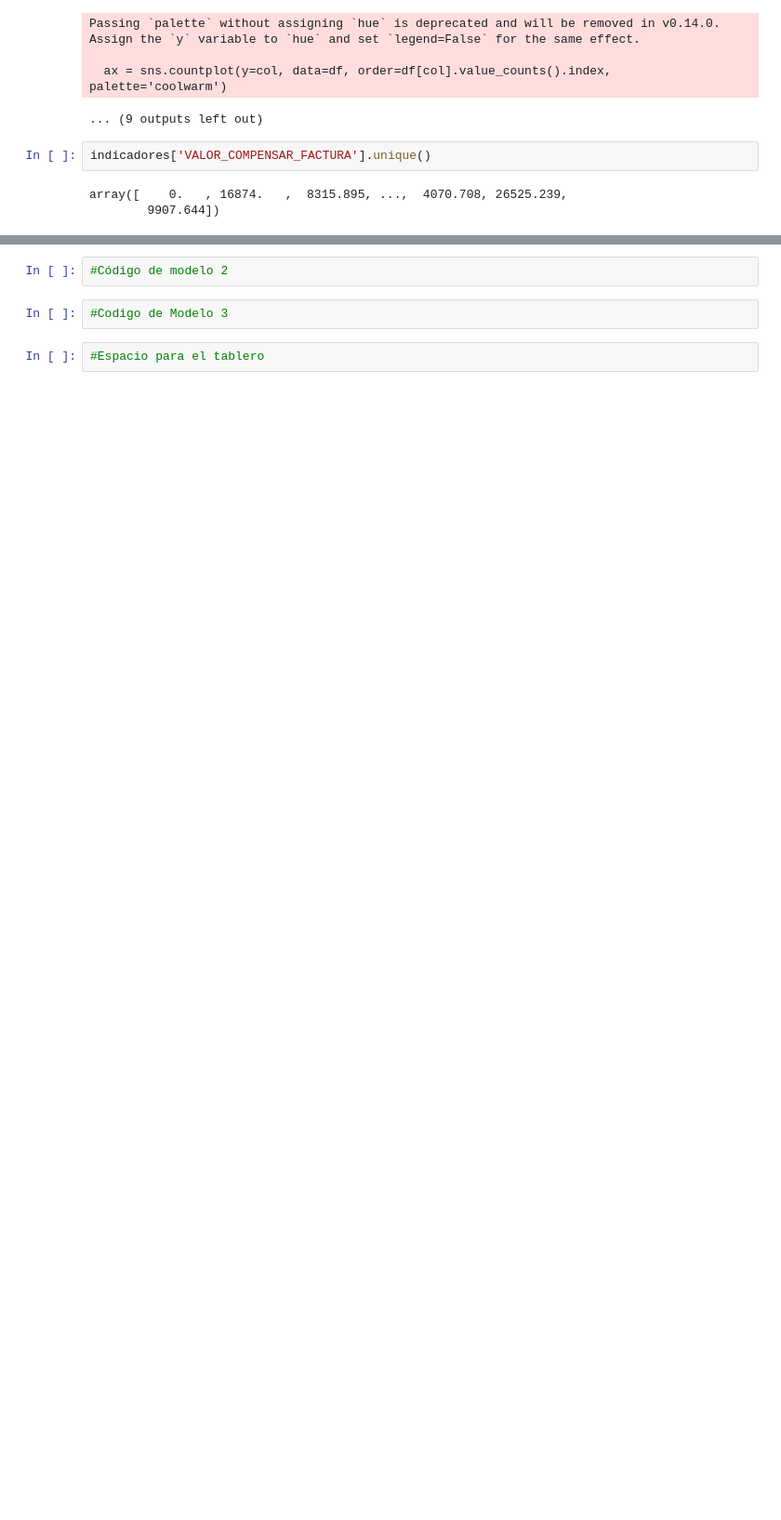
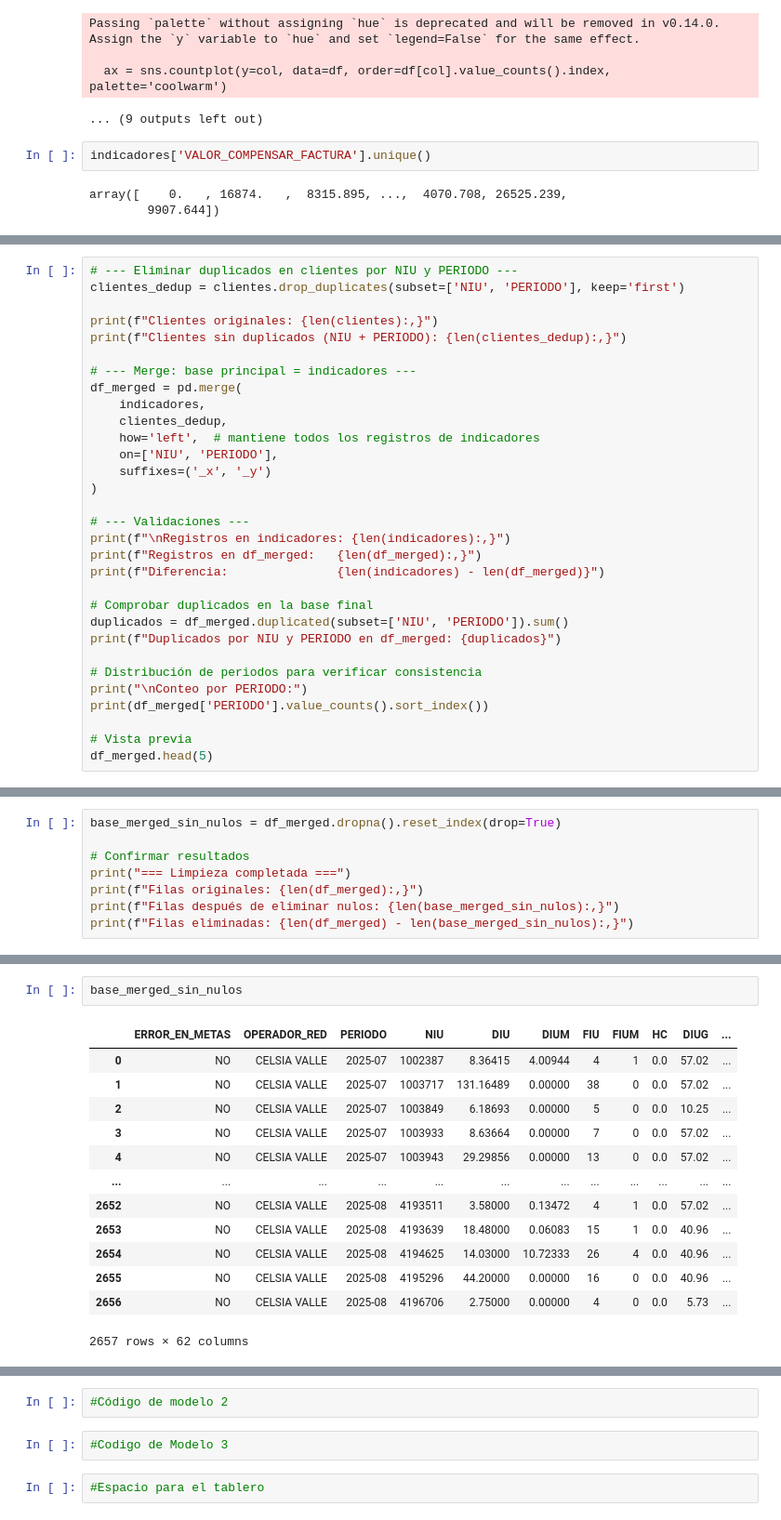
Before and after one commit to Fabian-11/Proyecto---Despliegue-de-Soluciones-Analiticas, a Jupyter notebook: Proyecto DSA - Compensaciones Empresa de Energia.ipynb, the cells around one changed output, grey strips where cells are left out. Shown at 93% size. Cells and saved outputs as stored; diff of their text form; blank space fills up the shorter version.

Commit message:
ActulizacionModelsLimpiezaFabian

```diff
--- a/Proyecto DSA - Compensaciones Empresa de Energia.ipynb
+++ b/Proyecto DSA - Compensaciones Empresa de Energia.ipynb
@@ -458,0 +474,31 @@ array(['0', '3', '4', '1', '2'], dtype=object)
+# %%
+# --- Eliminar duplicados en clientes por NIU y PERIODO ---
+clientes_dedup = clientes.drop_duplicates(subset=['NIU', 'PERIODO'], keep='first')
+
+print(f"Clientes originales: {len(clientes):,}")
+print(f"Clientes sin duplicados (NIU + PERIODO): {len(clientes_dedup):,}")
+
+# --- Merge: base principal = indicadores ---
+df_merged = pd.merge(
+    indicadores,
+    clientes_dedup,
+    how='left',  # mantiene todos los registros de indicadores
+    on=['NIU', 'PERIODO'],
+    suffixes=('_x', '_y')
+)
+
+# --- Validaciones ---
+print(f"\nRegistros en indicadores: {len(indicadores):,}")
+print(f"Registros en df_merged:   {len(df_merged):,}")
+print(f"Diferencia:               {len(indicadores) - len(df_merged)}")
+
+# Comprobar duplicados en la base final
+duplicados = df_merged.duplicated(subset=['NIU', 'PERIODO']).sum()
+print(f"Duplicados por NIU y PERIODO en df_merged: {duplicados}")
+
+# Distribución de periodos para verificar consistencia
+print("\nConteo por PERIODO:")
+print(df_merged['PERIODO'].value_counts().sort_index())
+
+# Vista previa
+df_merged.head(5)
@@ -458,0 +548,8 @@ array(['0', '3', '4', '1', '2'], dtype=object)
+# %%
+base_merged_sin_nulos = df_merged.dropna().reset_index(drop=True)
+
+# Confirmar resultados
+print("=== Limpieza completada ===")
+print(f"Filas originales: {len(df_merged):,}")
+print(f"Filas después de eliminar nulos: {len(base_merged_sin_nulos):,}")
+print(f"Filas eliminadas: {len(df_merged) - len(base_merged_sin_nulos):,}")
@@ -458,0 +561,16 @@ array(['0', '3', '4', '1', '2'], dtype=object)
+# %%
+base_merged_sin_nulos
+# %% [output]
+|  | ERROR_EN_METAS | OPERADOR_RED | PERIODO | NIU | DIU | DIUM | FIU | FIUM | HC | DIUG | ... |
+| 0 | NO | CELSIA VALLE | 2025-07 | 1002387 | 8.36415 | 4.00944 | 4 | 1 | 0.0 | 57.02 | ... |
+| 1 | NO | CELSIA VALLE | 2025-07 | 1003717 | 131.16489 | 0.00000 | 38 | 0 | 0.0 | 57.02 | ... |
+| 2 | NO | CELSIA VALLE | 2025-07 | 1003849 | 6.18693 | 0.00000 | 5 | 0 | 0.0 | 10.25 | ... |
+| 3 | NO | CELSIA VALLE | 2025-07 | 1003933 | 8.63664 | 0.00000 | 7 | 0 | 0.0 | 57.02 | ... |
+| 4 | NO | CELSIA VALLE | 2025-07 | 1003943 | 29.29856 | 0.00000 | 13 | 0 | 0.0 | 57.02 | ... |
+| ... | ... | ... | ... | ... | ... | ... | ... | ... | ... | ... | ... |
+| 2652 | NO | CELSIA VALLE | 2025-08 | 4193511 | 3.58000 | 0.13472 | 4 | 1 | 0.0 | 57.02 | ... |
+| 2653 | NO | CELSIA VALLE | 2025-08 | 4193639 | 18.48000 | 0.06083 | 15 | 1 | 0.0 | 40.96 | ... |
+| 2654 | NO | CELSIA VALLE | 2025-08 | 4194625 | 14.03000 | 10.72333 | 26 | 4 | 0.0 | 40.96 | ... |
+| 2655 | NO | CELSIA VALLE | 2025-08 | 4195296 | 44.20000 | 0.00000 | 16 | 0 | 0.0 | 40.96 | ... |
+| 2656 | NO | CELSIA VALLE | 2025-08 | 4196706 | 2.75000 | 0.00000 | 4 | 0 | 0.0 | 5.73 | ... |
+2657 rows × 62 columns
```
Also changed, not shown: parts of 34 cells of this notebook.
